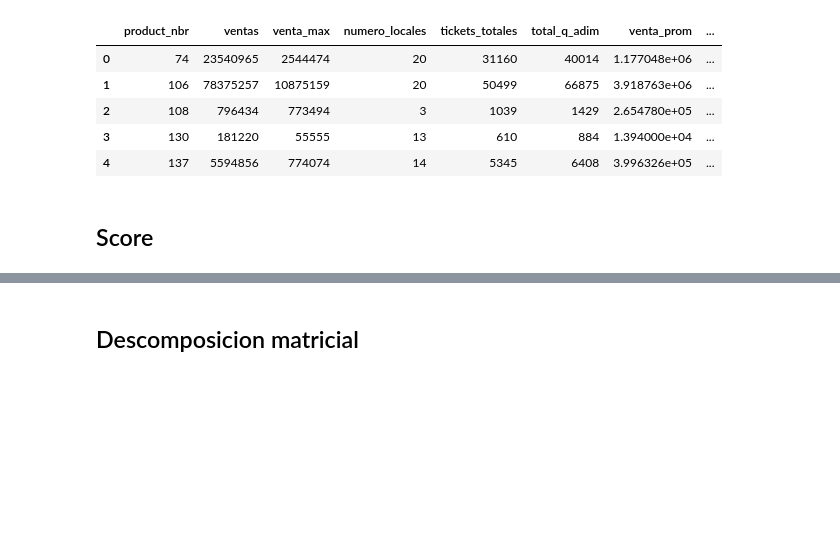
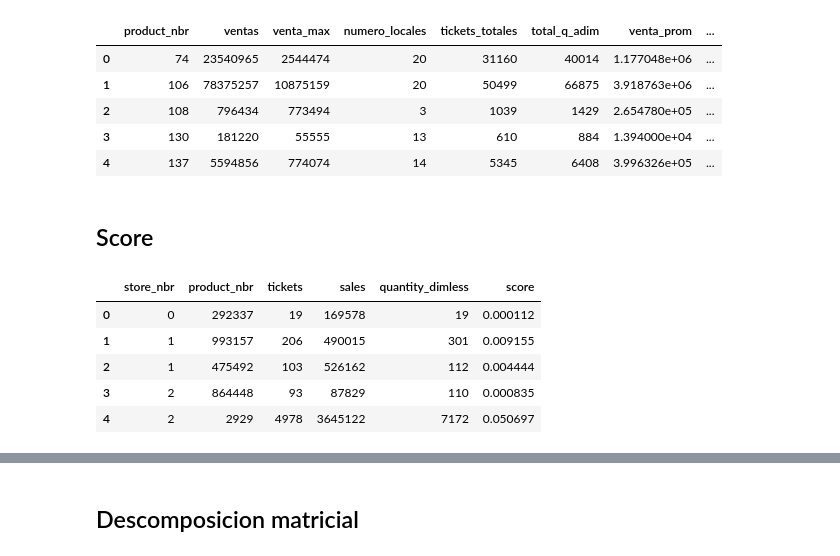
Before and after one commit to fagonzalezosorio/proyectomat282, a Jupyter notebook: Codigos/proyecto.ipynb, the cells around one changed output, grey strips where cells are left out. Saved outputs shown, nothing was run; the diff lists cells and outputs as text; code cells hidden in the pictures; blank space fills up the shorter version.

```diff
--- a/Codigos/proyecto.ipynb
+++ b/Codigos/proyecto.ipynb
@@ -122,14 +133,21 @@ def score(df):
     t = (datos.tickets - datos.tickets.min())/(datos.tickets.max()-datos.tickets.min())
     q = (datos.quantity_dimless - datos.quantity_dimless.min())/(datos.quantity_dimless.max()-datos.quantity_dimless.min())
     return 0.5*v + 0.2*t + 0.3*q
-# %%
-datos['venta_score'] = ((datos.sales - datos.sales.min())/(datos.sales.max()-datos.sales.min()))
-datos["tickets_score"] =  (datos.tickets - datos.tickets.min())/(datos.tickets.max()-datos.tickets.min())
-datos["cantidad_score"]= (datos.quantity_dimless - datos.quantity_dimless.min())/(datos.quantity_dimless.max()-datos.quantity_dimless.min())
-# %%
-datos["score"] = 0.5*datos["venta_score"] + 0.3*datos["tickets_score"] + 0.2*datos["cantidad_score"]
-# %%
-datos['score'] = (datos.score - datos.score.min())/(datos.score.max()- datos.score.min())
+# %%
+score_series = pd.Series(dtype = 'float64')
+for store in datos.store_nbr.unique():
+    datos_store = datos.query("store_nbr == @store")
+    score_series = score_series.append(score(datos_store))
+# %%
+datos["score"] = score_series
+datos.head()
+# %% [output]
+|  | store_nbr | product_nbr | tickets | sales | quantity_dimless | score |
+| 0 | 0 | 292337 | 19 | 169578 | 19 | 0.000112 |
+| 1 | 1 | 993157 | 206 | 490015 | 301 | 0.009155 |
+| 2 | 1 | 475492 | 103 | 526162 | 112 | 0.004444 |
+| 3 | 2 | 864448 | 93 | 87829 | 110 | 0.000835 |
+| 4 | 2 | 2929 | 4978 | 3645122 | 7172 | 0.050697 |
 # %%
 datos.score.describe()
 # %% [output]
```
Also changed, not shown: parts of 23 cells of this notebook.
